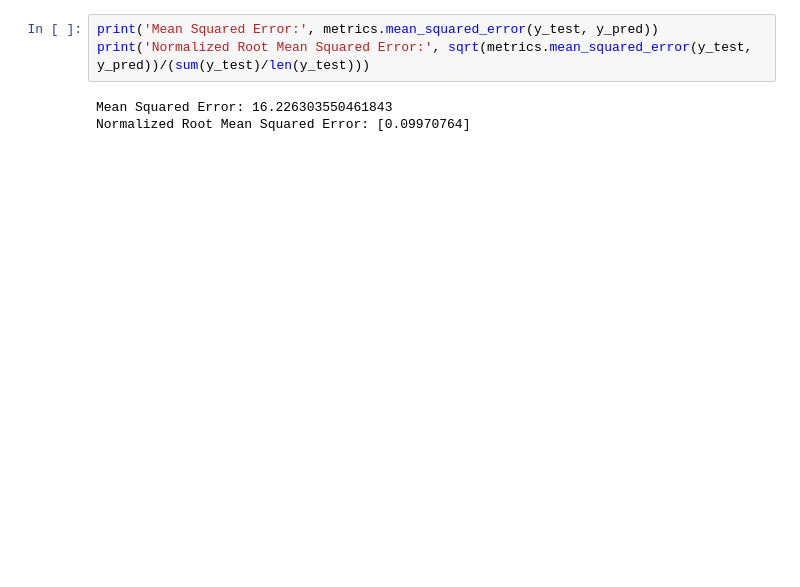
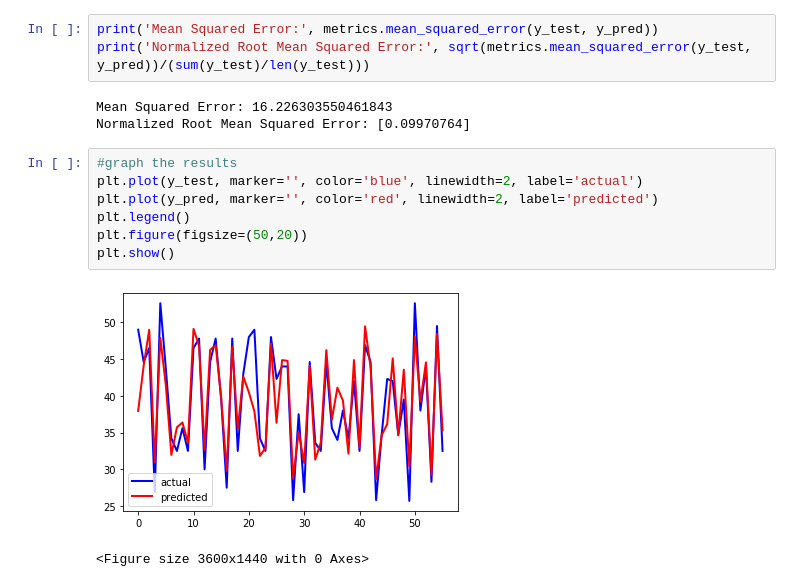
Before and after one commit to laniepreston/CapstoneCode, a Jupyter notebook: regression_models.ipynb, the cells around one changed output. Drawn from its saved outputs; the diff is of its cells as text; blank space fills up the shorter version.

```diff
--- a/regression_models.ipynb
+++ b/regression_models.ipynb
@@ -146,6 +156,16 @@ print('Normalized Root Mean Squared Error:', sqrt(metrics.mean_squared_error(y_t
 # %% [output]
 Mean Squared Error: 16.226303550461843
 Normalized Root Mean Squared Error: [0.09970764]
+# %%
+#graph the results
+plt.plot(y_test, marker='', color='blue', linewidth=2, label='actual')
+plt.plot(y_pred, marker='', color='red', linewidth=2, label='predicted')
+plt.legend()
+plt.figure(figsize=(50,20))
+plt.show()
+# %% [output]
+[figure, added]
+<Figure size 3600x1440 with 0 Axes>
 # %%
 #with outliers removed
 #this line taken from: https://stackoverflow.com/questions/23199796/detect-and-exclude-outliers-in-pandas-data-frame
```
Also changed, not shown: parts of 13 cells of this notebook.
